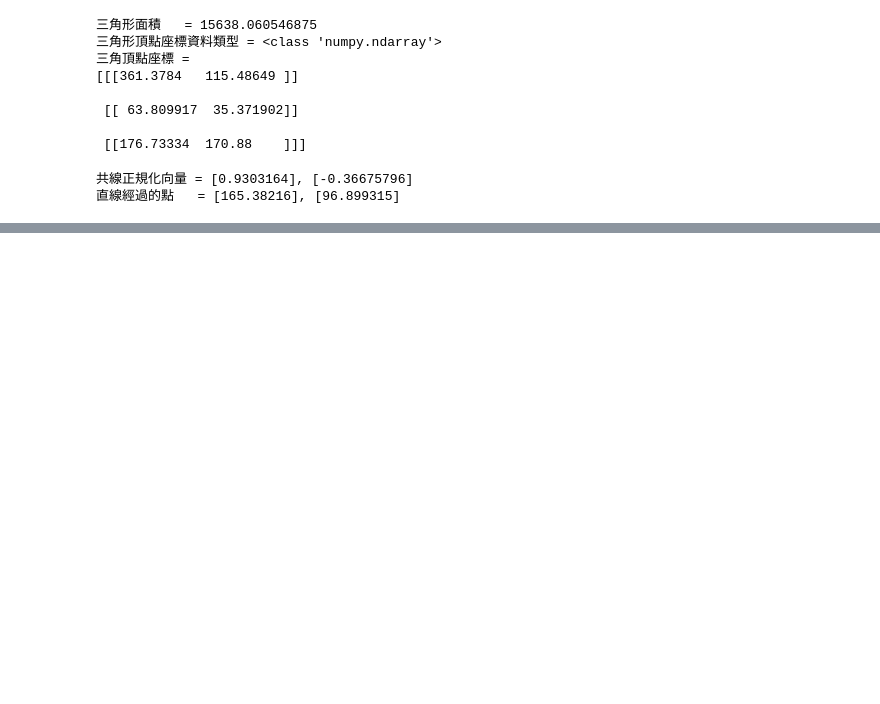
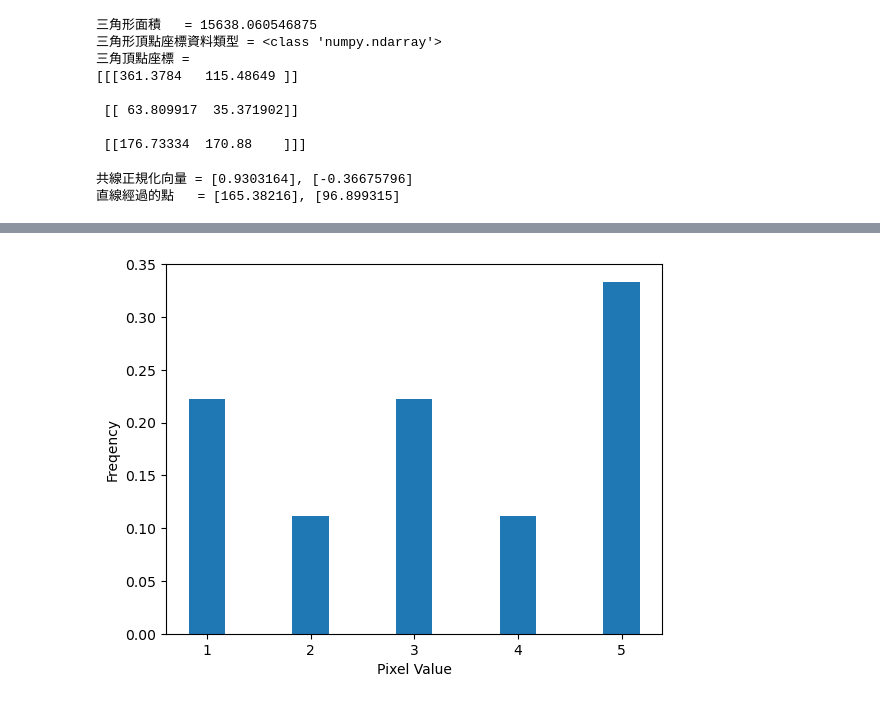
Before and after one commit to henry310101/Opcv20240410, a Jupyter notebook: OpenCV20240522.ipynb, the cells around one changed output, grey strips where cells are left out. Cells and saved outputs as stored; diff of their text form; code cells hidden in the pictures; blank space fills up the shorter version.

```diff
--- a/OpenCV20240522.ipynb
+++ b/OpenCV20240522.ipynb
@@ -272,0 +565,17 @@ cv2.destroyAllWindows()
+# %%
+# ch19_4.py
+import matplotlib.pyplot as plt
+import numpy as np
+
+freq = [2/9, 1/9, 2/9, 1/9, 3/9]    # 出現頻率
+N = len(freq)                       # 計算長度
+x = np.arange(N)                    # 長條圖x軸座標
+width = 0.35                        # 長條圖寬度
+plt.bar(x, freq, width)             # 繪製長條圖
+
+plt.xlabel("Pixel Value")           # 像素值
+plt.ylabel("Freqency")              # 出現頻率
+plt.xticks(x, ('1', '2', '3', '4', '5'))
+plt.show()
+# %% [output]
+[figure, added]
```
Also changed, not shown: parts of 20 cells of this notebook.
